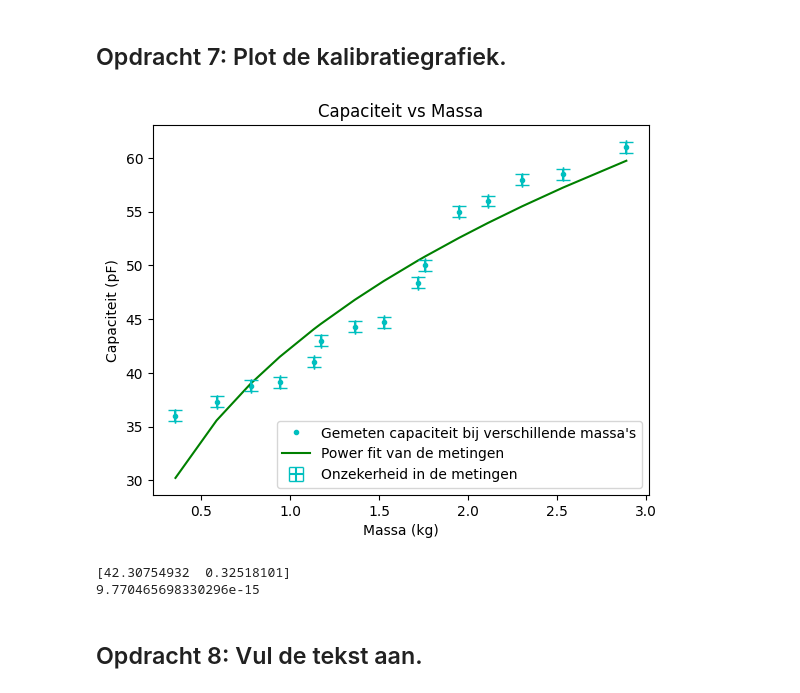
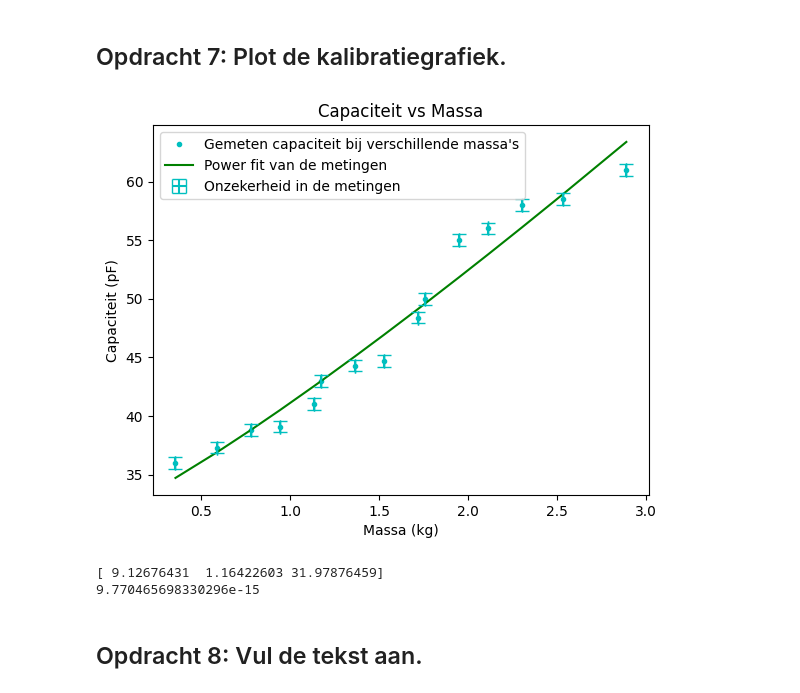
Before and after one commit to Peppertje/opdrachten-DEF-D-Pepper, a Jupyter notebook: FysiekeOntwerpopdrachten/2OntwerpEenSensorCondensator/DEFOntwerpopdracht2OntwerpEenSensorInvulTemplate.ipynb, the cells around one changed output. Saved outputs shown, nothing was run; the diff lists cells and outputs as text; code cells hidden in the pictures.

```diff
--- a/FysiekeOntwerpopdrachten/2OntwerpEenSensorCondensator/DEFOntwerpopdracht2OntwerpEenSensorInvulTemplate.ipynb
+++ b/FysiekeOntwerpopdrachten/2OntwerpEenSensorCondensator/DEFOntwerpopdracht2OntwerpEenSensorInvulTemplate.ipynb
@@ -127,31 +127,31 @@ Ons natuurkundig verband zit het in de afstand tussen de platen die volgt uit de
 # %%
 massa = np.array([0.3551, 0.5863, 0.7776, 0.5863+0.3551, 0.7776+0.3551, 1.1717, 0.7776+0.5863, 1.1717+0.3551, 0.7776+0.5863+0.3551, 1.1717+0.5863, 1.1717+0.7776, 1.1717+0.5863+0.3551, 1.1717+0.7776+0.3551, 1.1717+0.7776+0.5863, 1.1717+0.7776+0.5863+0.3551])
 cap = np.array([36, 37.3, 38.8, 39.1, 41, 43, 44.3, 44.7, 48.4, 50, 55, 56, 58, 58.5, 61])
 capstray = 16
 
 def inverted(x, a, b):
     return a / x + b
 popt, pcov = curve_fit(inverted, massa, cap)
 
-def powerfit(x, a, b):
-    return a * x**b
+def powerfit(x, a, b, c):
+    return a * x**b + c
 popt_power, pcov_power = curve_fit(powerfit, massa, cap)
 
 plt.plot(massa, cap, "c.", label = "Gemeten capaciteit bij verschillende massa's")
 plt.plot(massa, powerfit(massa, *popt_power), "g-", label = "Power fit van de metingen")
 plt.errorbar(massa, cap, xerr = 0.0001, yerr=0.5, fmt='none', ecolor='c', capsize=5, label = "Onzekerheid in de metingen")
 plt.xlabel("Massa (kg)")
 plt.ylabel("Capaciteit (pF)")
 
 plt.title("Capaciteit vs Massa")
 plt.legend()
 plt.show()
 
 print(popt_power)
 print(vlakkeplaat(1, 0.21*0.196, 37.3))
 # %% [output]
-[figure, old version]
+[figure, new version]
-[42.30754932  0.32518101]
+[ 9.12676431  1.16422603 31.97876459]
 9.770465698330296e-15
 # %% [markdown]
 ## Opdracht 8: Vul de tekst aan.
```
